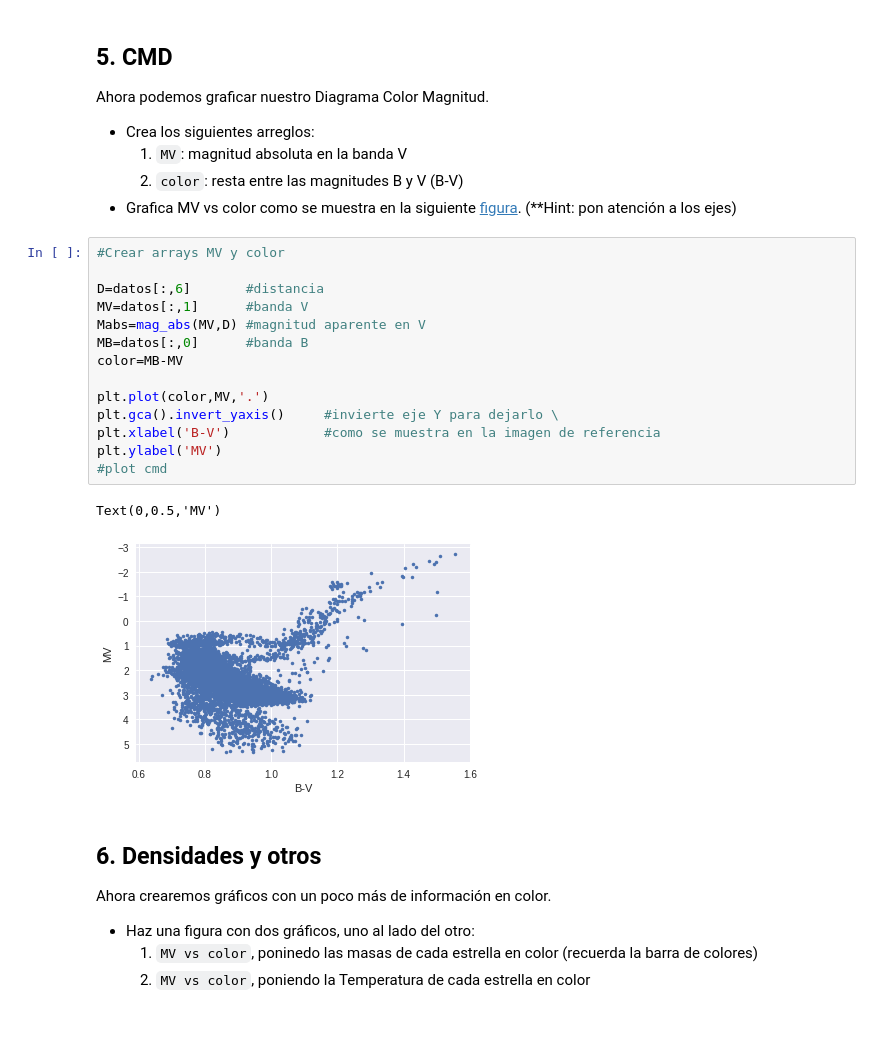
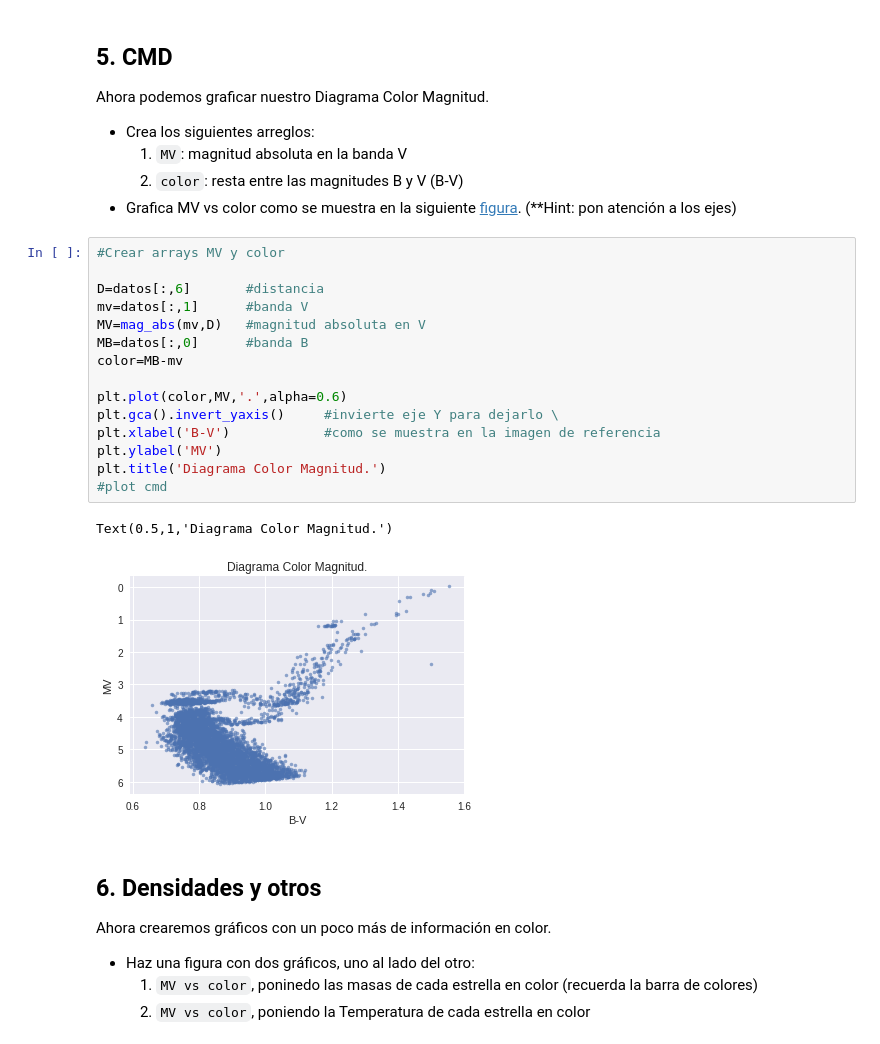
Before and after one commit to chenriquezb/minitarea2, a Jupyter notebook: Copia_de_minitarea2.ipynb, the cells around one changed output. Cells and saved outputs as stored; diff of their text form.

```diff
--- a/Copia_de_minitarea2.ipynb
+++ b/Copia_de_minitarea2.ipynb
@@ -148,20 +146,21 @@ Ahora podemos graficar nuestro Diagrama Color Magnitud.
 # %%
 #Crear arrays MV y color
 
 D=datos[:,6]       #distancia
-MV=datos[:,1]      #banda V
-Mabs=mag_abs(MV,D) #magnitud aparente en V
+mv=datos[:,1]      #banda V
+MV=mag_abs(mv,D)   #magnitud absoluta en V
 MB=datos[:,0]      #banda B
-color=MB-MV
+color=MB-mv
 
-plt.plot(color,MV,'.')
+plt.plot(color,MV,'.',alpha=0.6)
 plt.gca().invert_yaxis()     #invierte eje Y para dejarlo \
 plt.xlabel('B-V')            #como se muestra en la imagen de referencia
 plt.ylabel('MV')
+plt.title('Diagrama Color Magnitud.')
 #plot cmd
 # %% [output]
-Text(0,0.5,'MV')
+Text(0.5,1,'Diagrama Color Magnitud.')
-[figure, old version]
+[figure, new version]
 # %% [markdown]
 ## 6. Densidades y otros
 
```
Also changed, not shown: parts of 5 cells of this notebook.
